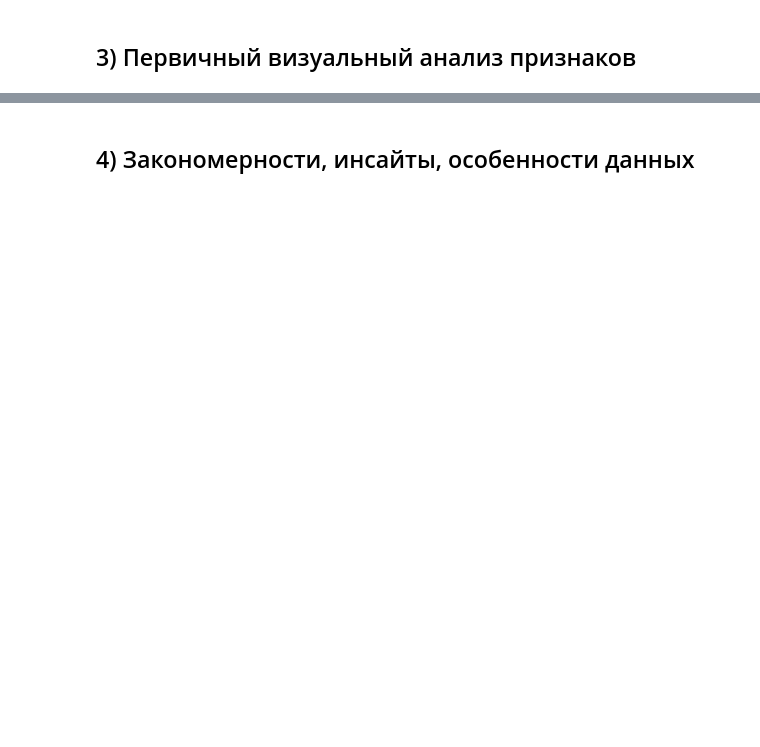
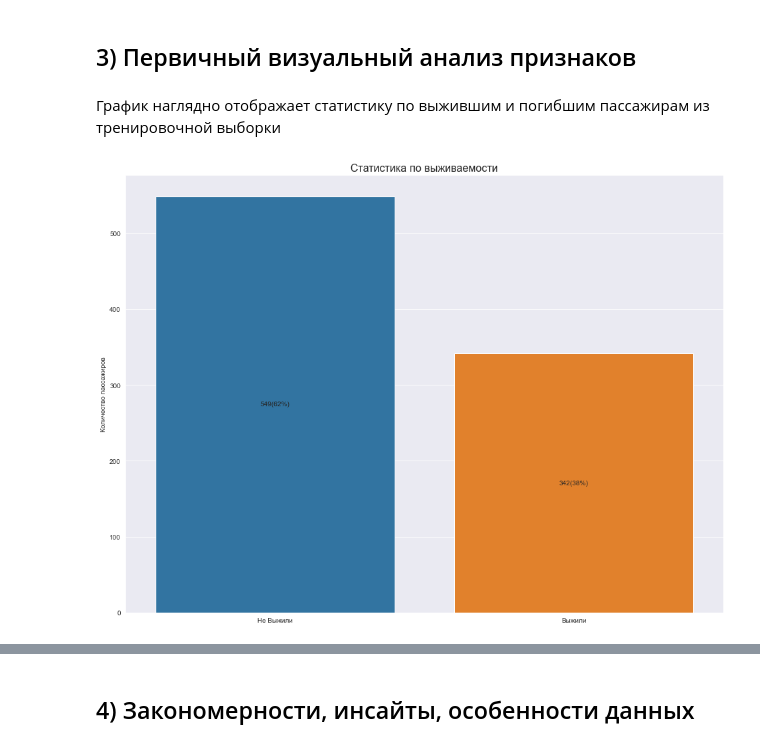
Before and after one commit to ex3del/lab4_iad, a Jupyter notebook: Без названия.ipynb, the cells around one changed output, grey strips where cells are left out. Cells and saved outputs as stored; diff of their text form; code cells hidden in the pictures; blank space fills up the shorter version.

```diff
--- a/Без названия.ipynb
+++ b/Без названия.ipynb
@@ -49,2 +200,21 @@ print()
 # %% [markdown]
 ## 3) Первичный визуальный анализ признаков
+# %% [markdown]
+График наглядно отображает статистику по выжившим и погибшим пассажирам из тренировочной выборки
+# %%
+figure, survive_bar = plt.subplots(figsize=(16, 12))
+sns.barplot(x= train_df["Survived"].value_counts().index, y = train_df["Survived"].value_counts(), ax = survive_bar)
+survive_bar.set_xticklabels(['Не Выжили', 'Выжили'])
+survive_bar.set_ylabel('Количество пассажиров')
+survive_bar.set_title('Статистика по выживаемости', fontsize = 16)
+
+for patch in survive_bar.patches:
+    label_x = patch.get_x() + patch.get_width()/2  # find midpoint of rectangle
+    label_y = patch.get_y() + patch.get_height()/2
+    survive_bar.text(label_x, label_y,
+                #left - freq below - rel freq wrt population as a percentage
+               str(int(patch.get_height())) + '(' +
+               '{:.0%}'.format(patch.get_height()/len(train_df.Survived))+')',
+               horizontalalignment='center', verticalalignment='center')
+# %% [output]
+[figure, added]
```
Also changed, not shown: parts of 21 cells of this notebook, 1 other file.
